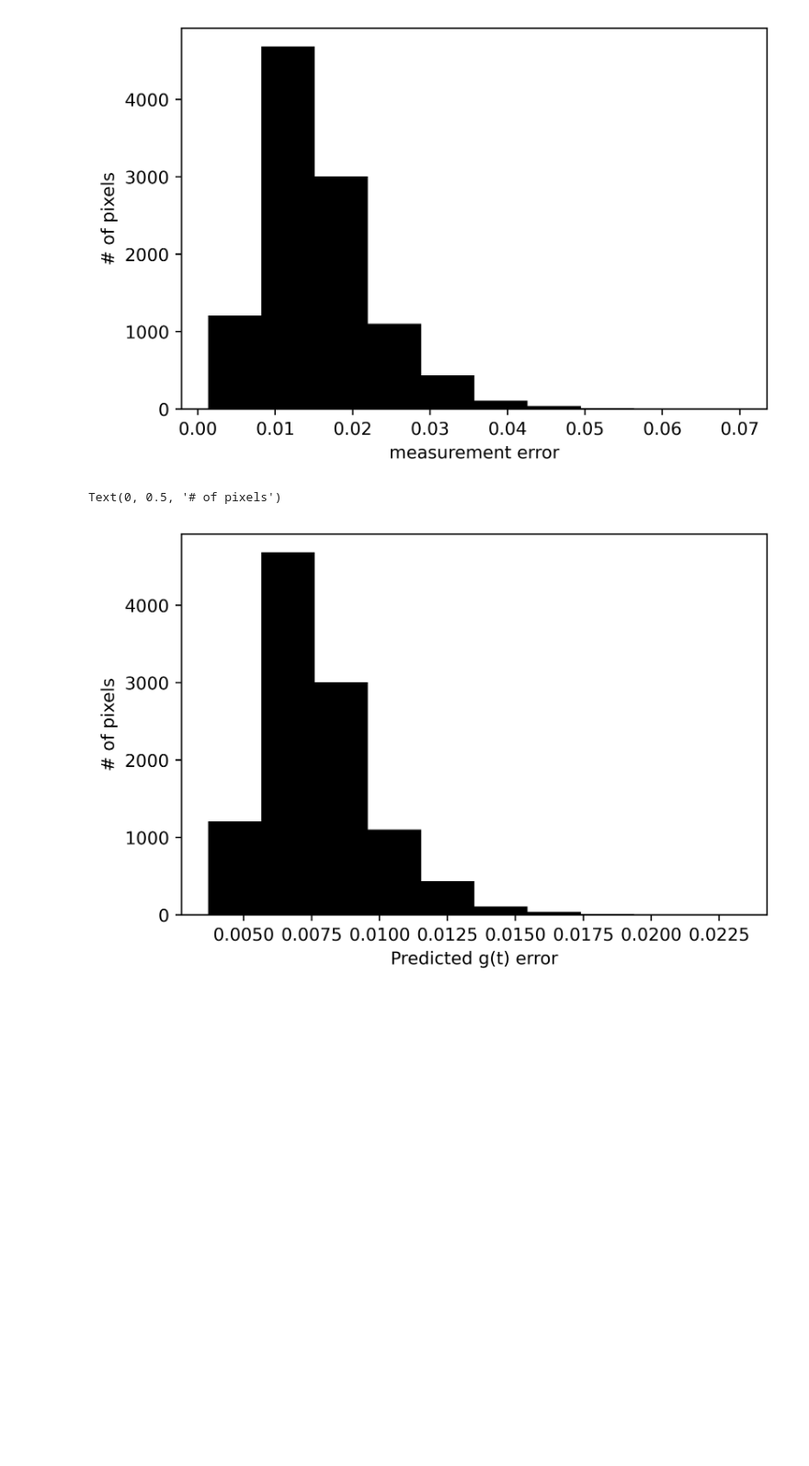
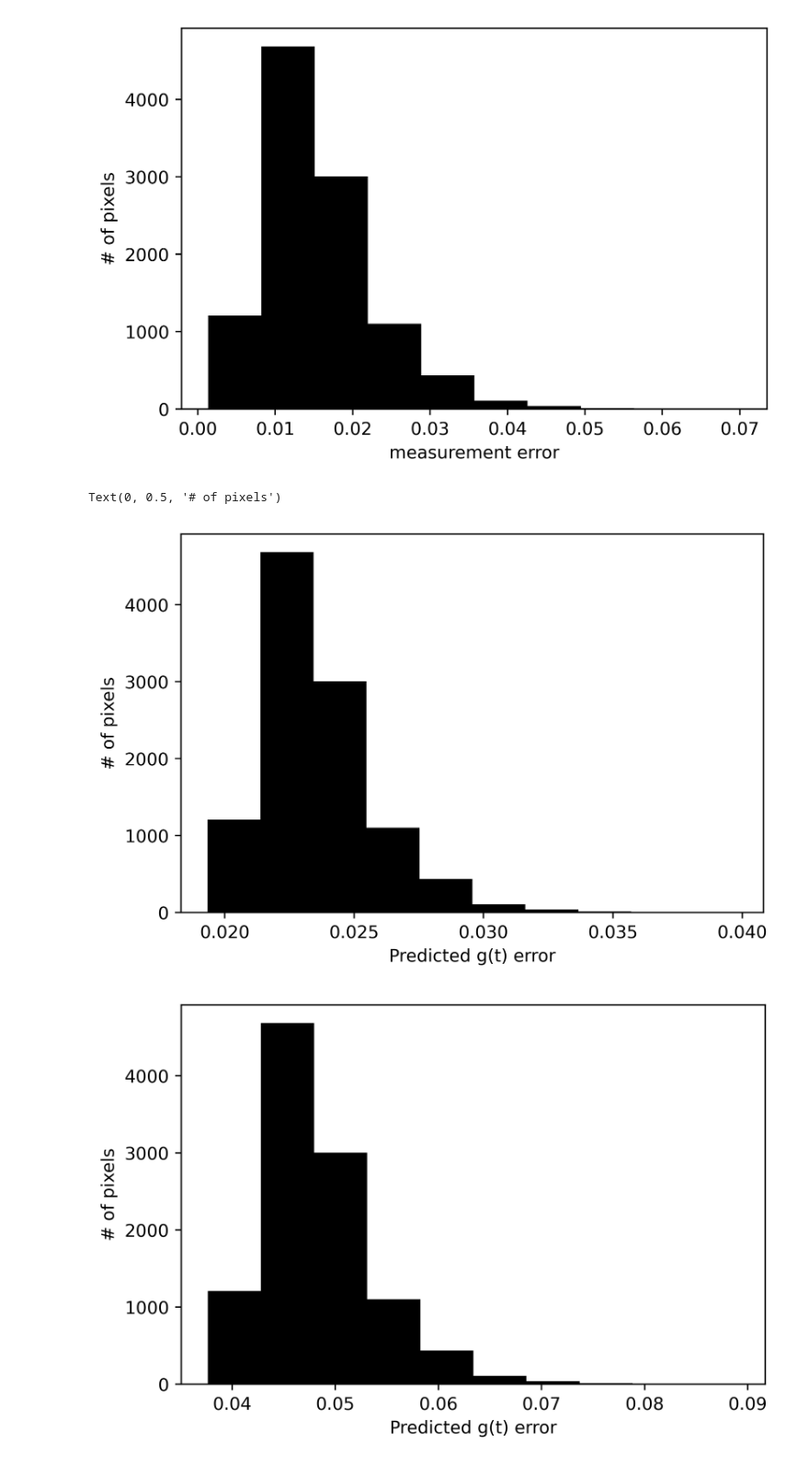
Before and after one commit to e-stan/imaging, a Jupyter notebook: notebooks/error_analysis_palmitate.ipynb, the cells around one changed output. Shown at 92% size. Drawn from its saved outputs; the diff is of its cells as text; code cells hidden in the pictures; blank space fills up the shorter version.

```diff
--- a/notebooks/error_analysis_palmitate.ipynb
+++ b/notebooks/error_analysis_palmitate.ipynb
@@ -35,8 +36,8 @@ T = [0,0,1]
 plt_dict = {}
 
 for noiseFrac in np.linspace(0,.5,15):
-
     for g,d,t,l_true in zip(gs,ds,ts,labeling_theo):
+        x_true = d * np.array(t) + (1-d) * np.array(N)
         noise = np.random.random(l_true.shape)
         noise = noiseFrac * noise / np.sum(noise)
         l_obs = (1-noiseFrac) * l_true / np.sum(l_true)
@@ -50,11 +51,16 @@ for noiseFrac in np.linspace(0,.5,15):
         #err_measure = noiseFrac
 
         g_pred, _, x_pred, err, l_pred = SIMSIToolBox.ISAFit(T,N,l_obs,isa_func,list(range(len(l_obs))),.5)
-        g_class, _, _, err, l_pred = SIMSIToolBox.ISAFit_classical(t,N,l_obs,isa_func,list(range(len(l_obs))),np.array([.5,.5]))
+        g_class, d_pred, _, err, l_pred = SIMSIToolBox.ISAFit_classical(t,N,l_obs,isa_func,list(range(len(l_obs))),np.array([.5,.5]))
+
+        x_pred_classical = d_pred * np.array(t) + (1-d_pred) * np.array(N)
+
+        err_x = np.sum(np.abs(x_true-x_pred))
+        err_x_classical = np.abs(sum(x_true-x_pred_classical))
 
         if g_pred > -.0001 and g_pred < 1.1 and all(xx > -0.01 and xx < 1.1 for xx in x_pred) and g_class > -.0001 and g_class < 1.1:
-            plt_dict[len(plt_dict)] = {"method":"SISA","error in g(t)":np.abs(g-g_pred),"measurement error":err_measure}
-            plt_dict[len(plt_dict)] = {"method":"Classical ISA","error in g(t)":np.abs(g-g_class),"measurement error":err_measure}
+            plt_dict[len(plt_dict)] = {"method":"SISA","error in g(t)":np.abs(g-g_pred),"measurement error":err_measure,"error in acetyl-CoA":err_x}
+            plt_dict[len(plt_dict)] = {"method":"Classical ISA","error in g(t)":np.abs(g-g_class),"measurement error":err_measure,"error in acetyl-CoA":err_x_classical}
 plt_dict = pd.DataFrame.from_dict(plt_dict,orient="index")
 plt_dict
 # %% [output]
@@ -74,14 +105,18 @@ plt_dict
 # %%
 palette = {"SISA":"blue","Classical ISA":"red"}
-models = {}
+#models = {}
 #sb.lineplot(data=plt_dict,x="measurement error",y="error in g(t)",hue="method",palette=palette)
 for method,color in palette.items():
     filt = plt_dict[plt_dict["method"] == method]
-    sb.regplot(data=plt_dict[plt_dict["method"] == method],x="measurement error",y="error in g(t)",lowess=True, ci=95,scatter_kws={"s": .1,"alpha":0.5},color=color,label=method)
-    lowess = sm.nonparametric.lowess
-    z = lowess(filt["error in g(t)"].values, filt["measurement error"].values,is_sorted=False)
-    models[method] = interp1d(z[:,0],z[:,1])
+    sb.regplot(data=plt_dict[plt_dict["method"] == method],x="measurement error",y="error in g(t)",ci=95,scatter_kws={"s": .1,"alpha":0.5},color=color,label=method)
+    linReg = LinearRegression()
+    linReg.fit(filt["measurement error"].values.reshape(-1,1),filt["error in g(t)"].values)
+    pred = linReg.predict(filt["measurement error"].values.reshape(-1,1))
+    plt.plot(filt["measurement error"].values,pred,color=color)
+    #lowess = sm.nonparametric.lowess
+    #z = lowess(filt["error in g(t)"].values, filt["measurement error"].values,is_sorted=False)
+    #models[method] = interp1d(z[:,0],z[:,1])
 
 plt.legend()
-plt.plot(errToTest,errToTest,alpha=0.5,color="grey",linestyle=":")
+#plt.plot(errToTest,errToTest,alpha=0.5,color="grey",linestyle=":")
 # %% [output]
@@ -150,11 +185,20 @@ Text(0, 0.5, '# of pixels')
 [figure]
 # %%
 gerrs = []
+xerrs = []
 for err in errs:
-    gerrs.append(models["SISA"](err).tolist())
+    gerrs.append(models["error in g(t)"](err).tolist())
+    xerrs.append(models["error in acetyl-CoA"](err).tolist())
+
 plt.hist(gerrs,color="black")
 plt.xlabel("Predicted g(t) error")
 plt.ylabel("# of pixels")
+
+plt.figure()
+plt.hist(xerrs,color="black")
+plt.xlabel("Predicted g(t) error")
+plt.ylabel("# of pixels")
 # %% [output]
 Text(0, 0.5, '# of pixels')
-[figure, old version]
+[figure, new version]
+[figure, added]
```
Also changed, not shown: parts of 4 cells of this notebook.
